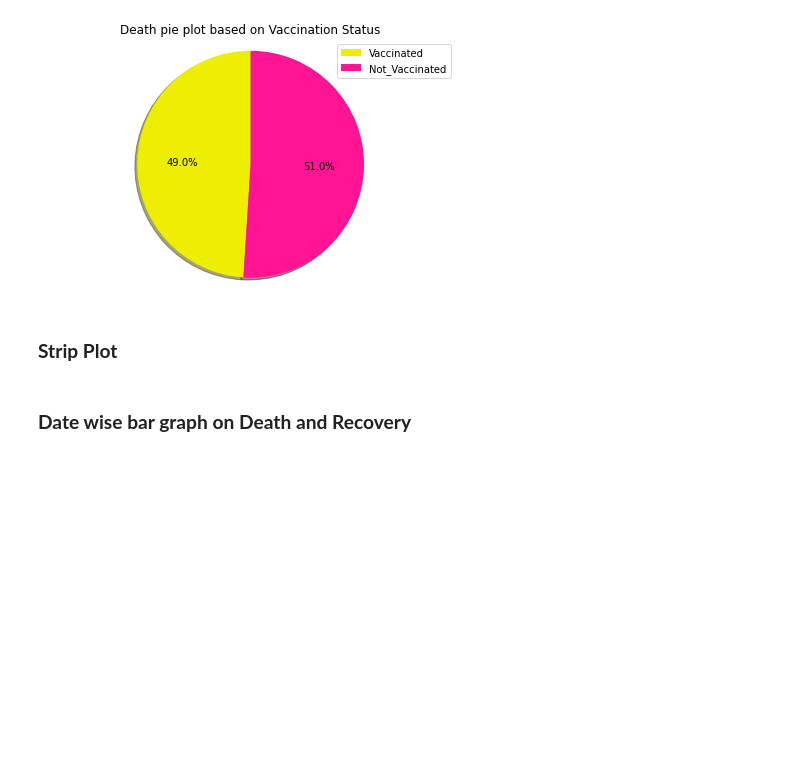
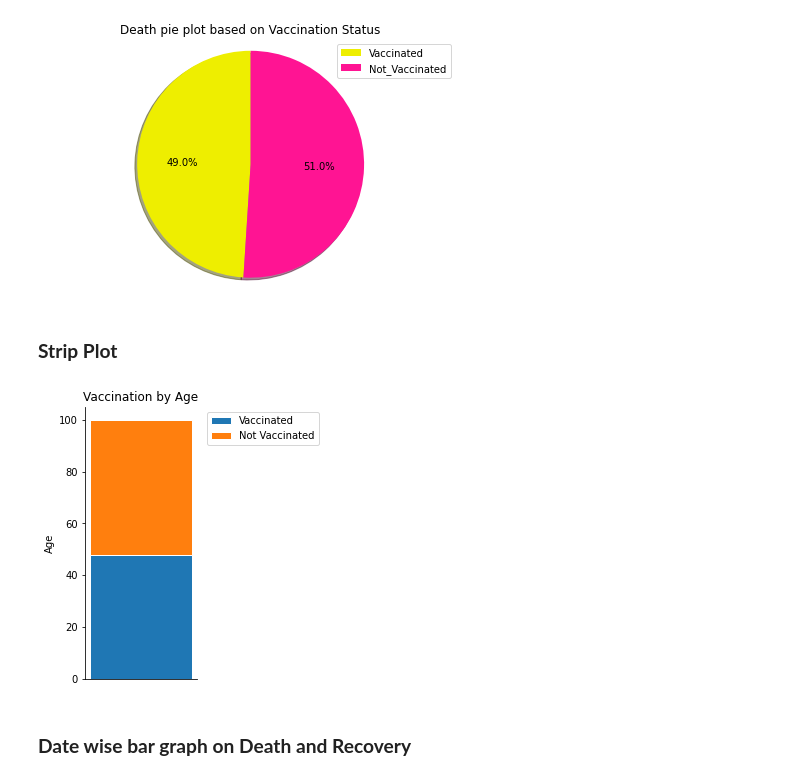
Before and after one commit to hakkeempa/data-structure-project, a Jupyter notebook: covid_data_visualiser.ipynb, the cells around one changed output. Saved outputs shown, nothing was run; the diff lists cells and outputs as text; code cells hidden in the pictures; blank space fills up the shorter version.

Commit message:
:wheelchair: Strip Graph working code added but changes to be made

```diff
--- a/covid_data_visualiser.ipynb
+++ b/covid_data_visualiser.ipynb
@@ -131,6 +133,46 @@ NOT_VACCINATED_DEATH  :  252
 [figure]
 # %% [markdown]
 ### **Strip Plot**
+# %%
+import numpy as np
+import pandas as pd
+import matplotlib.pyplot as plt
+
+df = pd.read_csv("covidDataset.csv")
+df_status = df['Vaccination Status']
+df_count = df_status.value_counts()
+df_count
+df_count = df_count.reindex(index = ["Vaccinated" , "Not Vaccinated"])
+df_count
+df_label = df_count.index.tolist()
+
+into_perc = (df_count/df_count.sum())*100
+into_perc
+
+cf = into_perc.cumsum()
+cf
+
+#define figure
+fig,ax = plt.subplots(1,figsize = (2,5))
+
+#remove spines
+ax.spines['right'].set_visible(False)
+ax.spines['top'].set_visible(False)
+
+plt.bar(0,into_perc[0],edgecolor = "white",width = 0.5)
+
+for i in range(1,len(df_count)):
+  plt.bar(0,into_perc[i],bottom = cf[i-1],edgecolor = "white",width = 0.5)
+
+plt.title("Vaccination by Age")
+plt.legend(df_label,bbox_to_anchor = (1.05,1))
+plt.ylabel("Age")
+
+frame1 = plt.gca()
+frame1.axes.get_xaxis().set_visible(False)
+plt.show()
+# %% [output]
+[figure, added]
 # %% [markdown]
 ### **Date wise bar graph on Death and Recovery**
 # %%
```
Also changed, not shown: parts of 2 cells of this notebook.
